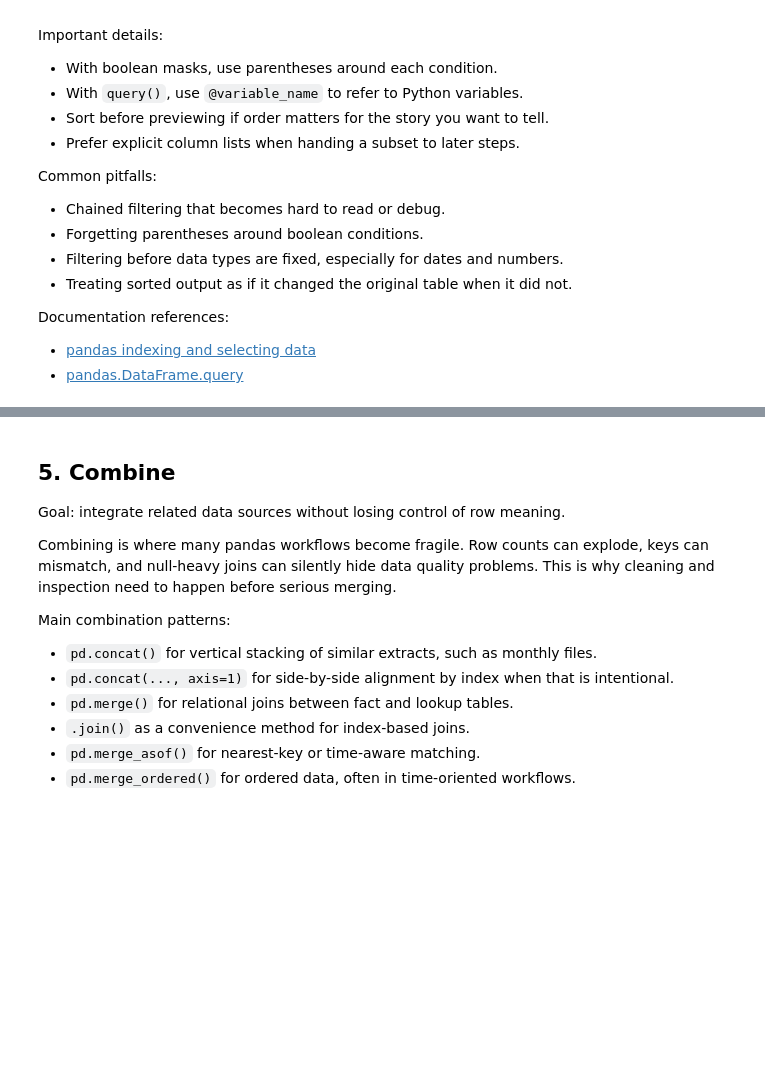
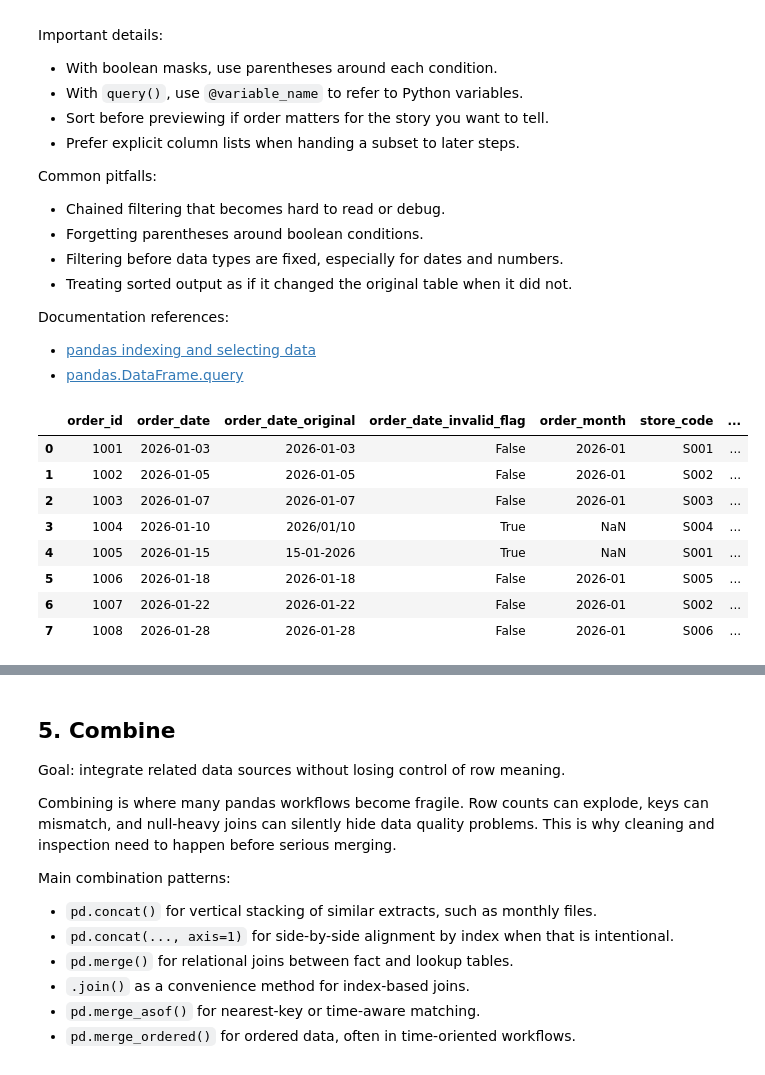
Before and after one commit to ValRCS/RTU_Python_CSP, a Jupyter notebook: notebooks/day4_pandas_full_worfklow_colab.ipynb, the cells around one changed output, grey strips where cells are left out. Cells and saved outputs as stored; diff of their text form; code cells hidden in the pictures; blank space fills up the shorter version.

```diff
--- a/notebooks/day4_pandas_full_worfklow_colab.ipynb
+++ b/notebooks/day4_pandas_full_worfklow_colab.ipynb
@@ -717,10 +730,10 @@ Documentation references:
 def clean_sales_frame(frame: pd.DataFrame, source_month: str) -> pd.DataFrame:
     cleaned = frame.copy()
     cleaned.columns = (
-        cleaned.columns.str.strip()
-        .str.lower()
-        .str.replace("%", "pct", regex=False)
-        .str.replace(" ", "_", regex=False)
+        cleaned.columns.str.strip() # noņem liekās atstarpes no kolonnu nosaukumiem
+        .str.lower() # normalizē kolonu nosaukumus uz maziem burtiem
+        .str.replace("%", "pct", regex=False) # aizstāj procentu simbolu ar "pct", lai izvairītos no problēmām ar datu tipu un nosaukumiem
+        .str.replace(" ", "_", regex=False) # aizstāj atstarpes ar pasvītrojumiem, lai kolonu nosaukumi būtu vienoti un vieglāk lietojami Python kodā
     )
 
     text_columns = ["store_code", "product_code", "customer_segment", "sales_channel", "promo_flag"]
@@ -731,11 +744,16 @@ def clean_sales_frame(frame: pd.DataFrame, source_month: str) -> pd.DataFrame:
     cleaned["product_code"] = cleaned["product_code"].str.upper()
     cleaned["customer_segment"] = cleaned["customer_segment"].replace({"": pd.NA}).str.title().fillna("Unknown")
     cleaned["sales_channel"] = cleaned["sales_channel"].str.title().fillna("Unknown")
+    # te mēs promo_flag kolonā nomainam tekstu yes un no uz True un False, lai būtu vieglāk strādāt ar šo informāciju kā ar loģiskām vērtībām, nevis tekstu
     cleaned["promo_flag"] = cleaned["promo_flag"].str.lower().map({"yes": True, "no": False})
 
-    parsed_dates = pd.to_datetime(cleaned["order_date"], errors="coerce", dayfirst=True)
+    # parsed_dates = pd.to_datetime(cleaned["order_date"], errors="coerce", dayfirst=True)
+    parsed_dates = pd.to_datetime(cleaned["order_date"], errors="coerce") # dayfirst=False ir noklusēta
     cleaned["order_date_invalid_flag"] = parsed_dates.isna()
-    cleaned["order_date"] = parsed_dates
+    # saglabāsim arī oriģinālo datumu stringu
+    cleaned["order_date_original"] = cleaned["order_date"]
+    cleaned["order_date"] = parsed_dates # pārrakstu pāri oriģinālai kolonnai
+    # saglabāsim arī oriģinālo datumu stringu, lai varētu analizēt kādi formāti bija un kāpēc daži datumi nevarēja tikt parsēti
 
     units_numeric = pd.to_numeric(cleaned["units"], errors="coerce")
     cleaned["units_missing_flag"] = units_numeric.isna()
@@ -757,6 +775,8 @@ def clean_sales_frame(frame: pd.DataFrame, source_month: str) -> pd.DataFrame:
     ).reset_index(drop=True)
     return cleaned
 
+# tātad ja mums ir clean_sales_frame funkcija, tad mēs varam to izmantot lai attīrītu abus sales datu rāmjus, un pēc tam mēs varam izveidot jaunu datu rāmi ar informāciju par to cik rindu bija sākotnējā "raw" versijā un cik rindu ir pēc tīrīšanas, un cik dublikātu tika noņemts, lai redzētu kāda ir datu kvalitāte un cik daudz datu tika zaudēts tīrīšanas procesā
+# mums jau var būt vairaki mēneši
 
 sales_january_clean = clean_sales_frame(sales_january_raw, "2026-01")
 sales_february_clean = clean_sales_frame(sales_february_raw, "2026-02")
@@ -782,0 +865,20 @@ sales_january_clean.head()
+# %%
+# mums ir divi formāti kuri vēl jānoparsē
+# YYYY/MM/DD un DD-MM-YYYY
+# padosim šos formātejumus pa vienam
+# šakam ar YYYY/MM/DD formātu
+def parse_dates_with_formats(date_series: pd.Series, custom_formats: tuple = ("%Y/%m/%d", "%d-%m-%Y")) -> pd.Series:
+    # mēģinam vispirms parsēt ar standart pandas funkciju bez norādīšanas formāta, lai redzētu cik datumu var tikt parsēti automātiski
+    parsed_dates = pd.to_datetime(date_series, errors="coerce")
+    formats = custom_formats # šeit mēs definējam formātus kuriem mēs gribam mēģināt parsēt datumu, %Y ir gads ar 4 cipariem, %m ir mēnesis ar 2 cipariem, %d ir diena ar 2 cipariem, un atšķirība starp formātiem ir datuma atdalītājs (slash vai dash) un secība (gads-mēnesis-diena vs diena-mēnesis-gads)
+    for fmt in formats: # ejam cauri visiem mūsu definētiem formātiem un mēģinam parsēt datumu ar katru formātu, lai redzētu vai kāds no šiem formātiem atbilst mūsu datuma stringiem un ļauj veiksmīgi parsēt datumu
+        # we parse with custome formats only those dates which were not successfully parsed with default parsing, to avoid overwriting already correctly parsed dates
+        mask_invalid = parsed_dates.isna() # izveidojam masku ar karodziņiem kur sanāca/ nesanāca parsēt datumu, True nozīmē ka datums ir nederīgs un nevarēja tikt parsēts, False nozīmē ka datums tika veiksmīgi parsēts
+        if not mask_invalid.any(): # ja nav vairs nederīgu datumu, tad varam pārtraukt ciklu, jo nav vairs ko parsēt
+            break # ātrāk pārtraucam ciklu, ja nav vairs nederīgu datumu
+        parsed_dates[mask_invalid] = pd.to_datetime(date_series[mask_invalid], errors="coerce", format=fmt) # mēģinām parsēt tikai tās datuma vērtības kuras vēl nav veiksmīgi parsētas, un mēs norādām konkrētu formātu, lai palielinātu izredzes veiksmīgi parsēt datumu, ja tas atbilst šim formātam
+    return parsed_dates
+
+sales_january_clean["order_date"] = parse_dates_with_formats(sales_january_clean["order_date_original"])
+# apskatamies
+sales_january_clean.head()
@@ -819,3 +928,15 @@ Common pitfalls:
 Documentation references:
 - [pandas indexing and selecting data](https://pandas.pydata.org/docs/user_guide/indexing.html)
 - [pandas.DataFrame.query](https://pandas.pydata.org/docs/reference/api/pandas.DataFrame.query.html)
+# %%
+sales_january_clean
+# %% [output]
+|  | order_id | order_date | order_date_original | order_date_invalid_flag | order_month | store_code | ... |
+| 0 | 1001 | 2026-01-03 | 2026-01-03 | False | 2026-01 | S001 | ... |
+| 1 | 1002 | 2026-01-05 | 2026-01-05 | False | 2026-01 | S002 | ... |
+| 2 | 1003 | 2026-01-07 | 2026-01-07 | False | 2026-01 | S003 | ... |
+| 3 | 1004 | 2026-01-10 | 2026/01/10 | True | NaN | S004 | ... |
+| 4 | 1005 | 2026-01-15 | 15-01-2026 | True | NaN | S001 | ... |
+| 5 | 1006 | 2026-01-18 | 2026-01-18 | False | 2026-01 | S005 | ... |
+| 6 | 1007 | 2026-01-22 | 2026-01-22 | False | 2026-01 | S002 | ... |
+| 7 | 1008 | 2026-01-28 | 2026-01-28 | False | 2026-01 | S006 | ... |
```
Also changed, not shown: parts of 22 cells of this notebook, 2 other files.
